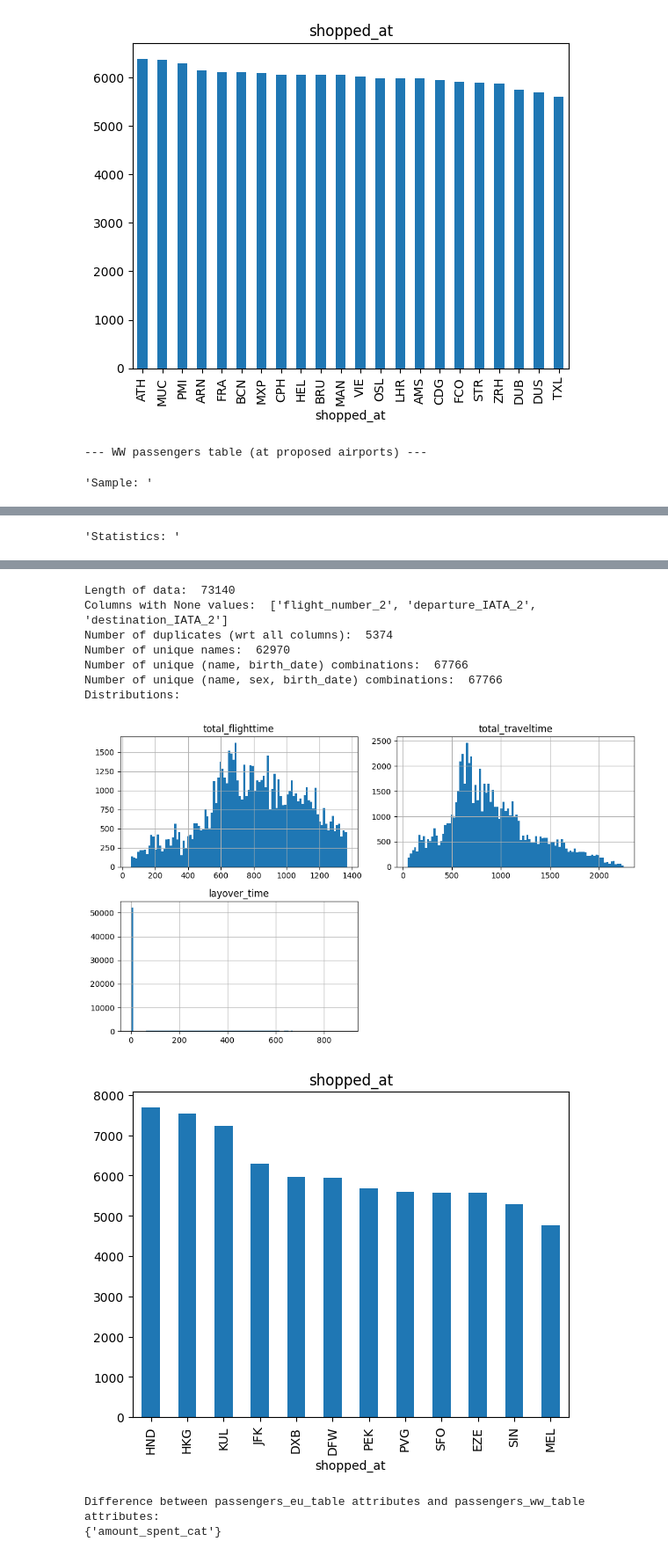
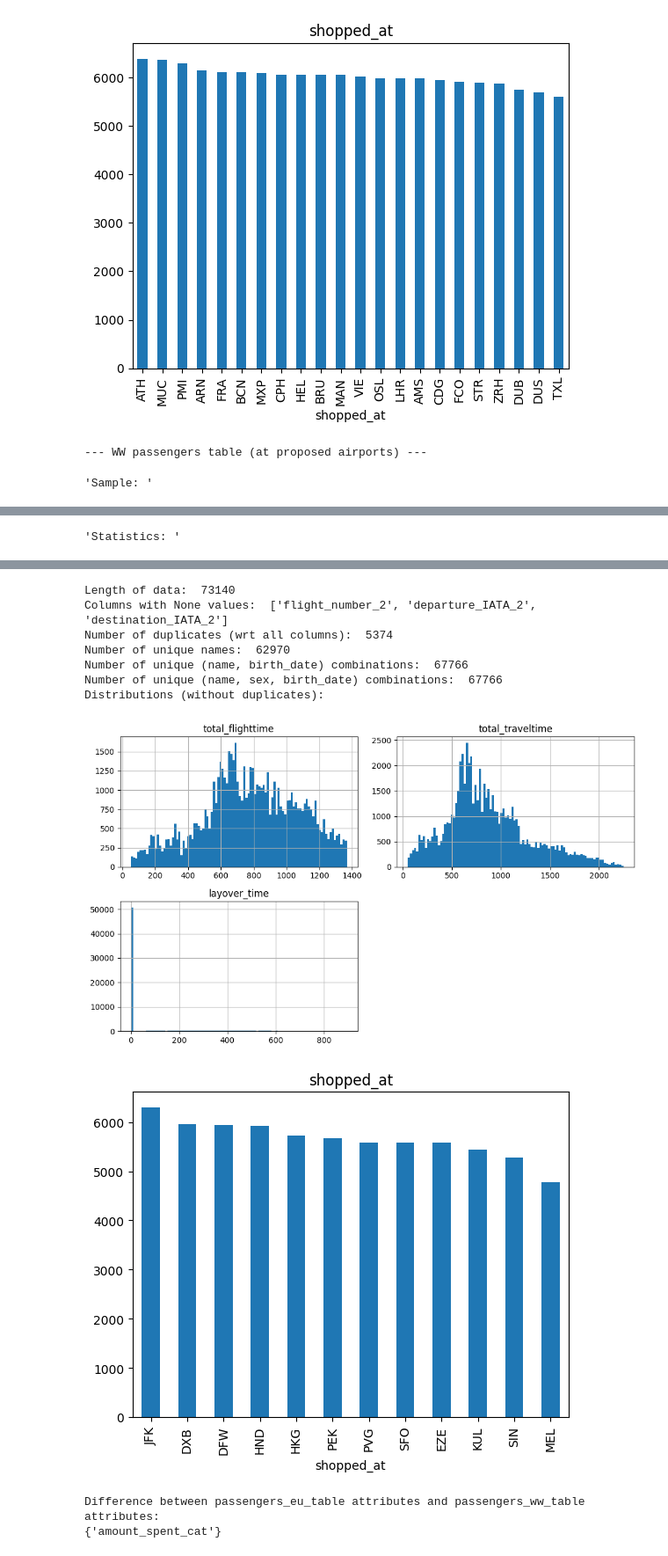
Before and after one commit to lexej/airport-recommendation, a Jupyter notebook: airport_recommenation.ipynb, the cells around one changed output, grey strips where cells are left out. Shown at 88% size. Saved outputs shown, nothing was run; the diff lists cells and outputs as text; code cells hidden in the pictures.

```diff
--- a/airport_recommenation.ipynb
+++ b/airport_recommenation.ipynb
@@ -173,44 +173,44 @@ print("Number of unique (name, sex, birth_date) combinations: ",
       passengers_ww_table.groupby(['name', "sex", "birth_date"]).ngroups)
 
 
-print("Distributions: ")
-passengers_ww_table.hist(bins=100, figsize=(10, 6), grid=True)
+print("Distributions (without duplicates): ")
+passengers_ww_table.drop_duplicates().hist(bins=100, figsize=(10, 6), grid=True)
 plt.tight_layout()
 plt.show()
 
-passengers_ww_table["shopped_at"].value_counts().plot(kind='bar', title="shopped_at")
+passengers_ww_table.drop_duplicates()["shopped_at"].value_counts().plot(kind='bar', title="shopped_at")
 plt.show()
 # %% [output]
 --- WW passengers table (at proposed airports) ---
 'Sample: '
 |  | name | sex | birth_date | shopped_at | business_trip | traveled_with_family | luggage | ... |
 | 0 | Gabriela Schmidlin | f | 24/06/1984 | HND | yes | no | Brief Case (4L) | ... |
 | 1 | Kaixin Banacloche | f | 31/05/1992 | KUL | yes | no | Duffel Bag 12KG | ... |
 | 2 | Manuela Thalberg | f | 11/05/1964 | HND | yes | no | Duffel Bag 7lbs | ... |
 | 3 | Klaudia Osterhagen | f | 17/09/1994 | SFO | no | yes | Duffel Bag 16L | ... |
 | 4 | Cris Caci | f | 20/06/1990 | JFK | yes | no | Cosmetic Case (3lbs) | ... |
 'Statistics: '
 |  | name | sex | birth_date | shopped_at | business_trip | traveled_with_family | luggage | ... |
 | count | 73140 | 73140 | 73140 | 73140 | 73140 | 73140 | 73140 | ... |
 | unique | 62970 | 2 | 18255 | 12 | 2 | 2 | 2715 | ... |
 | top | Leon Diederich | f | 04/06/1975 | HND | no | no | Messenger Bag 5kg | ... |
 | freq | 7 | 36734 | 17 | 7689 | 46829 | 59212 | 127 | ... |
 | mean | NaN | NaN | NaN | NaN | NaN | NaN | NaN | ... |
 | std | NaN | NaN | NaN | NaN | NaN | NaN | NaN | ... |
 | min | NaN | NaN | NaN | NaN | NaN | NaN | NaN | ... |
 | 25% | NaN | NaN | NaN | NaN | NaN | NaN | NaN | ... |
 | 50% | NaN | NaN | NaN | NaN | NaN | NaN | NaN | ... |
 | 75% | NaN | NaN | NaN | NaN | NaN | NaN | NaN | ... |
 | max | NaN | NaN | NaN | NaN | NaN | NaN | NaN | ... |
 Length of data:  73140
 Columns with None values:  ['flight_number_2', 'departure_IATA_2', 'destination_IATA_2']
 Number of duplicates (wrt all columns):  5374
 Number of unique names:  62970
 Number of unique (name, birth_date) combinations:  67766
 Number of unique (name, sex, birth_date) combinations:  67766
-Distributions:
+Distributions (without duplicates):
-[figure, old version]
+[figure, new version]
-[figure, old version]
+[figure, new version]
 # %%
 print("Difference between passengers_eu_table attributes and passengers_ww_table attributes: ")
 print(set(passengers_eu_table.columns).difference(set(passengers_ww_table)) )
```
Also changed, not shown: parts of 8 cells of this notebook.
